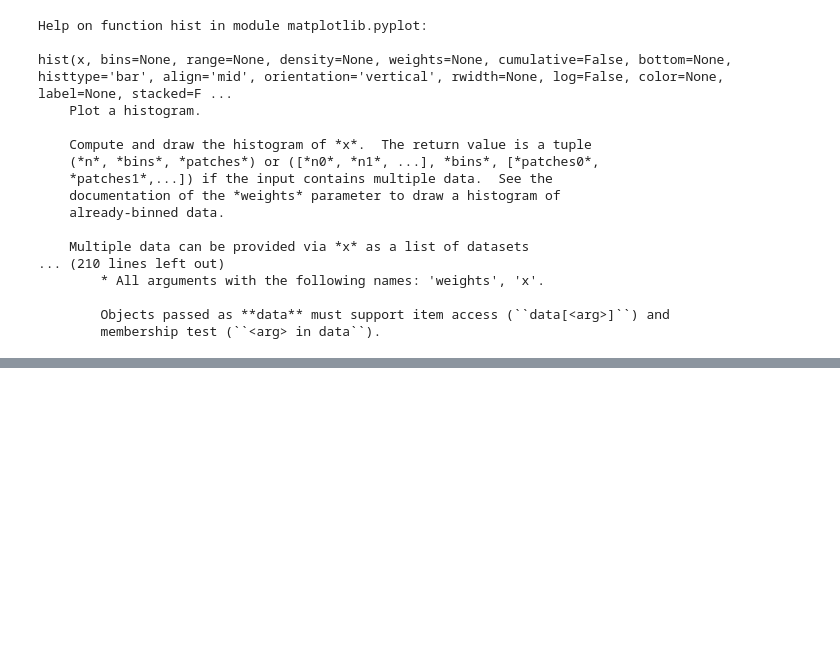
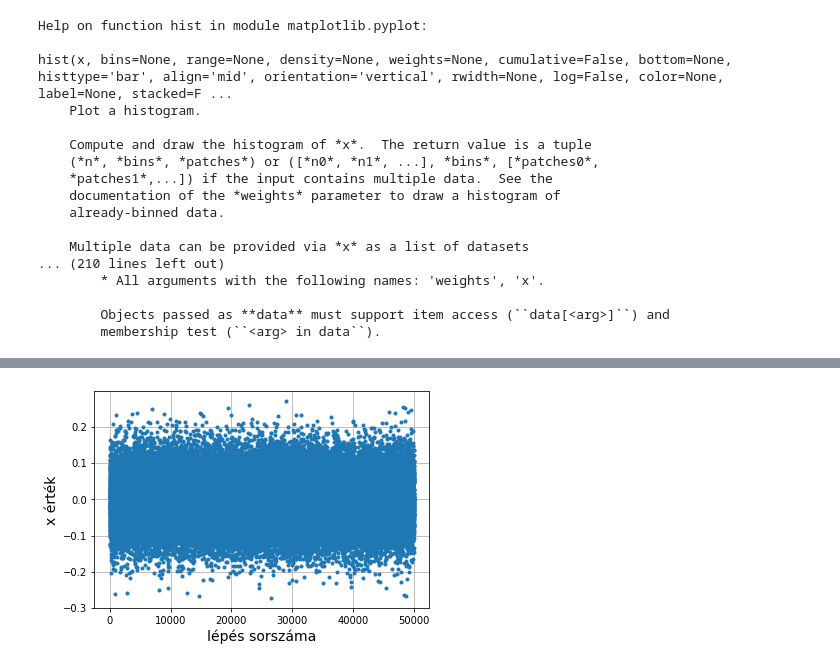
Before and after one commit to FulgurisR/StochProc, a Jupyter notebook: Overdamped.ipynb, the cells around one changed output, grey strips where cells are left out. Cells and saved outputs as stored; diff of their text form; code cells hidden in the pictures; blank space fills up the shorter version.

```diff
--- a/Overdamped.ipynb
+++ b/Overdamped.ipynb
@@ -108,0 +123,6 @@ savefig('xHist4.png')
+# %%
+x0=0.0
+D=1.05
+N=int(1e5)
+eps=1e-3
+numBins=40
@@ -108,0 +131,15 @@ savefig('xHist4.png')
+# %%
+xMeans=[]
+x2Means=[]
+x4Means=[]
+# %%
+xa,xaMean,xa2Mean,xa4Mean=myOsc(x0,eps,D,N)
+xMeans.append(xaMean)
+x2Means.append(xa2Mean)
+x4Means.append(xa4Mean)
+plot(xa[-50000:],'.')
+xlabel('lépés sorszáma',fontsize=14)
+ylabel('x érték',fontsize=14)
+grid()
+# %% [output]
+[figure, added]
```
Also changed, not shown: parts of 17 cells of this notebook.
